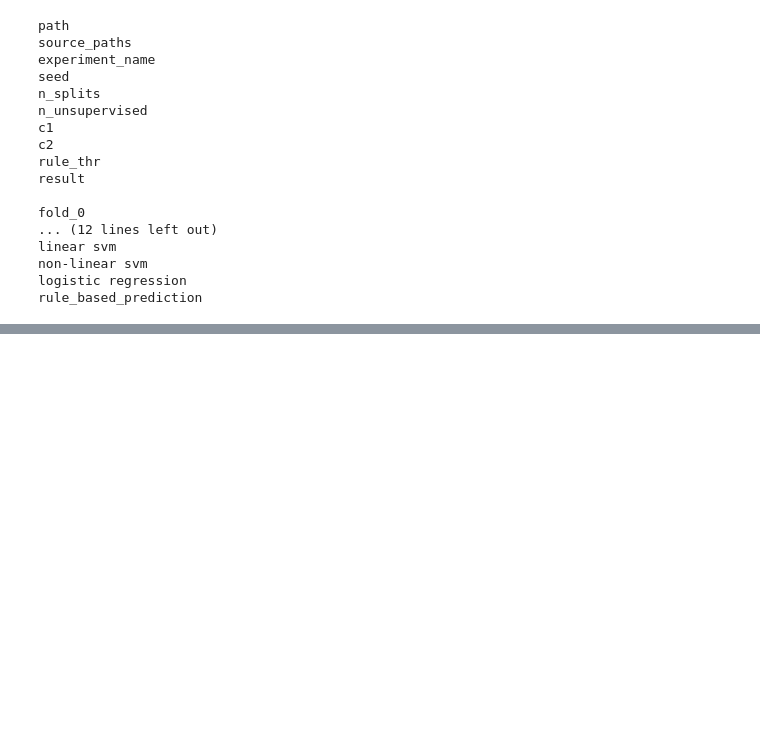
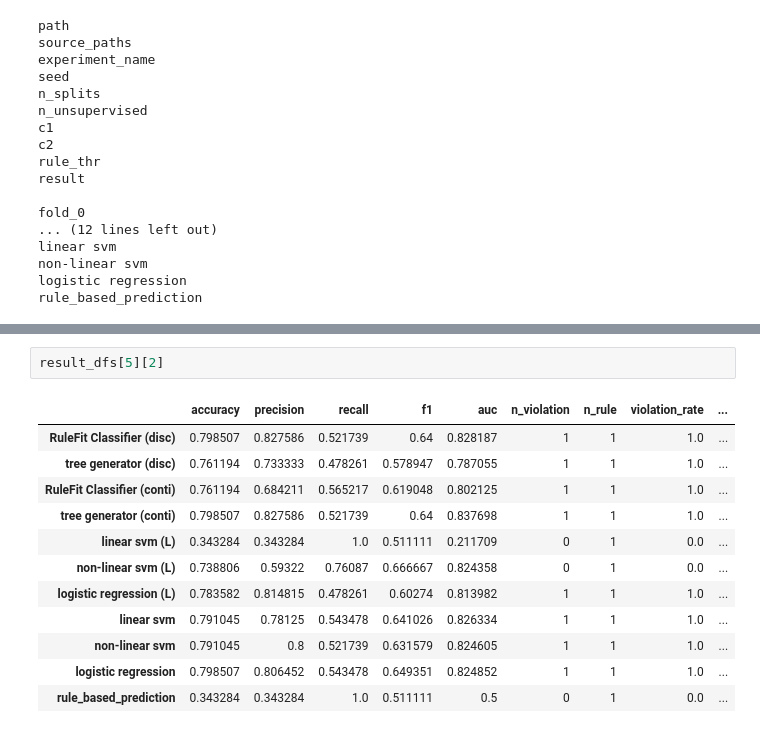
Before and after one commit to k-onoue/lukasiewicz_2, a Jupyter notebook: experiment_result/aggregation_10.ipynb, the cells around one changed output, grey strips where cells are left out. Drawn from its saved outputs; the diff is of its cells as text; blank space fills up the shorter version.

```diff
--- a/experiment_result/aggregation_10.ipynb
+++ b/experiment_result/aggregation_10.ipynb
@@ -116,0 +378,15 @@ for path in result_file_path_list:
+# %%
+result_dfs[5][2]
+# %% [output]
+|  | accuracy | precision | recall | f1 | auc | n_violation | n_rule | violation_rate | ... |
+| RuleFit Classifier (disc) | 0.798507 | 0.827586 | 0.521739 | 0.64 | 0.828187 | 1 | 1 | 1.0 | ... |
+| tree generator (disc) | 0.761194 | 0.733333 | 0.478261 | 0.578947 | 0.787055 | 1 | 1 | 1.0 | ... |
+| RuleFit Classifier (conti) | 0.761194 | 0.684211 | 0.565217 | 0.619048 | 0.802125 | 1 | 1 | 1.0 | ... |
+| tree generator (conti) | 0.798507 | 0.827586 | 0.521739 | 0.64 | 0.837698 | 1 | 1 | 1.0 | ... |
+| linear svm (L) | 0.343284 | 0.343284 | 1.0 | 0.511111 | 0.211709 | 0 | 1 | 0.0 | ... |
+| non-linear svm (L) | 0.738806 | 0.59322 | 0.76087 | 0.666667 | 0.824358 | 0 | 1 | 0.0 | ... |
+| logistic regression (L) | 0.783582 | 0.814815 | 0.478261 | 0.60274 | 0.813982 | 1 | 1 | 1.0 | ... |
+| linear svm | 0.791045 | 0.78125 | 0.543478 | 0.641026 | 0.826334 | 1 | 1 | 1.0 | ... |
+| non-linear svm | 0.791045 | 0.8 | 0.521739 | 0.631579 | 0.824605 | 1 | 1 | 1.0 | ... |
+| logistic regression | 0.798507 | 0.806452 | 0.543478 | 0.649351 | 0.824852 | 1 | 1 | 1.0 | ... |
+| rule_based_prediction | 0.343284 | 0.343284 | 1.0 | 0.511111 | 0.5 | 0 | 1 | 0.0 | ... |
```
Also changed, not shown: parts of 23 cells of this notebook, 2 other files.
